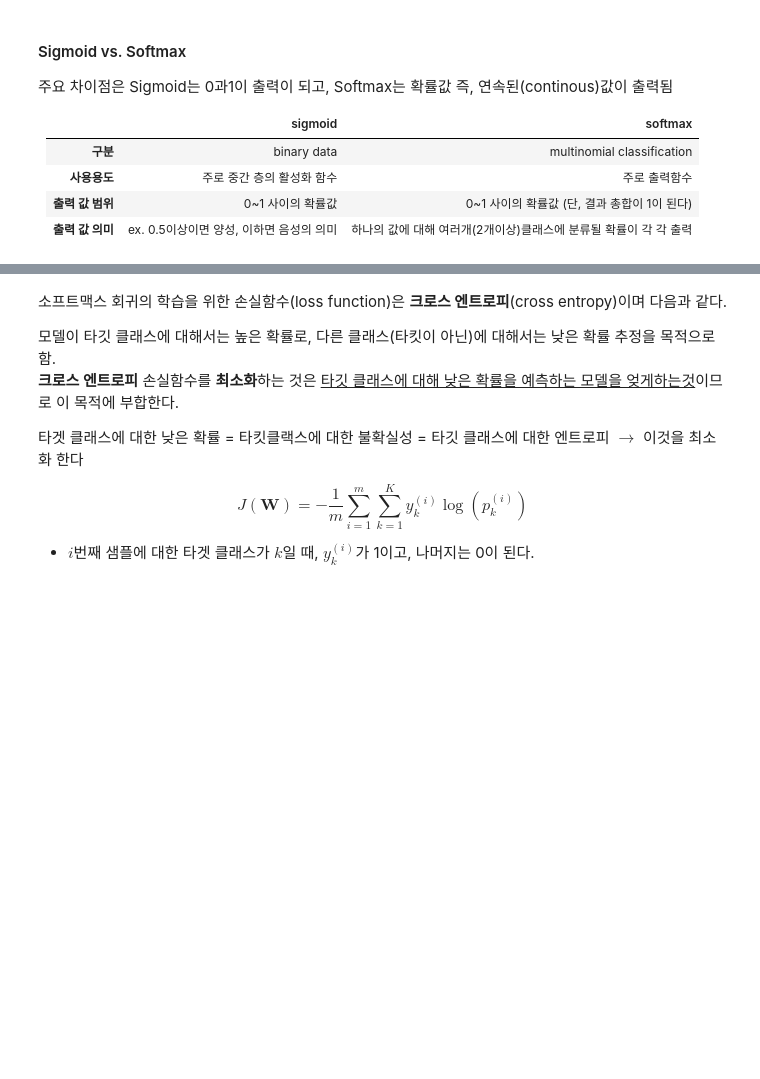
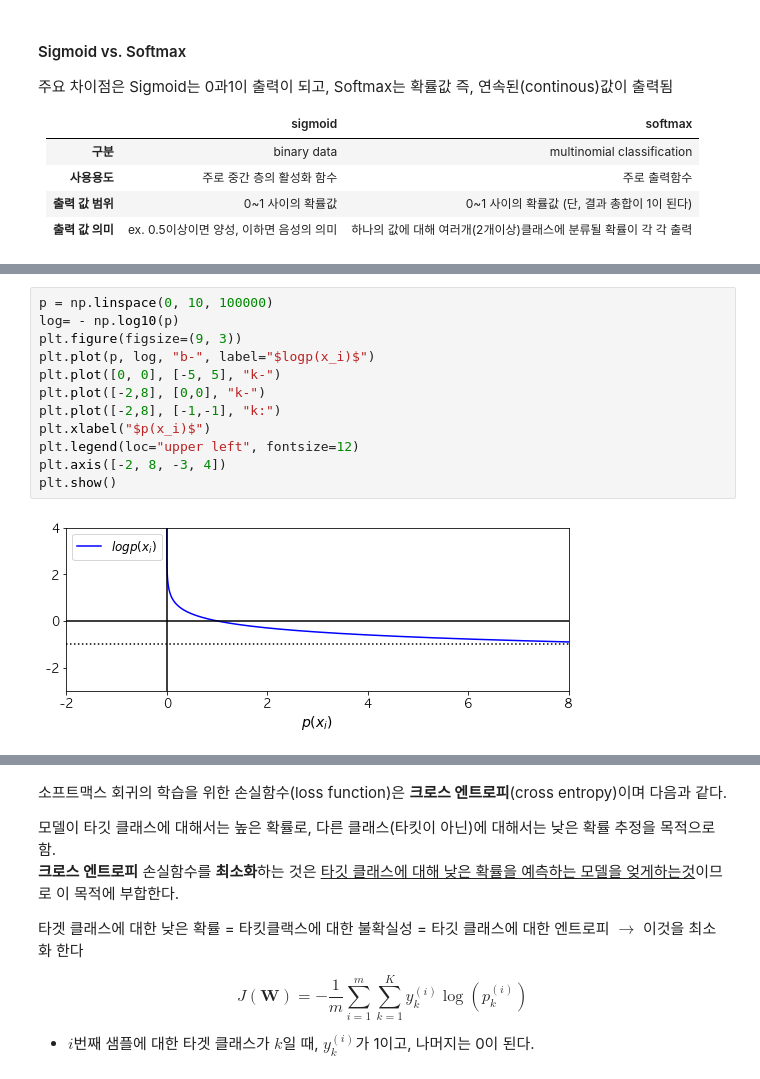
Before and after one commit to anxt4/hands-on-ml-2, a Jupyter notebook: 04_training_linear_models.ipynb, the cells around one changed output, grey strips where cells are left out. Saved outputs shown, nothing was run; the diff lists cells and outputs as text; blank space fills up the shorter version.

```diff
--- a/04_training_linear_models.ipynb
+++ b/04_training_linear_models.ipynb
@@ -926,0 +933,14 @@ $$
+# %%
+p = np.linspace(0, 10, 100000)
+log= - np.log10(p)
+plt.figure(figsize=(9, 3))
+plt.plot(p, log, "b-", label="$logp(x_i)$")
+plt.plot([0, 0], [-5, 5], "k-")
+plt.plot([-2,8], [0,0], "k-")
+plt.plot([-2,8], [-1,-1], "k:")
+plt.xlabel("$p(x_i)$")
+plt.legend(loc="upper left", fontsize=12)
+plt.axis([-2, 8, -3, 4])
+plt.show()
+# %% [output]
+[figure, added]
```
Also changed, not shown: parts of 13 cells of this notebook.
